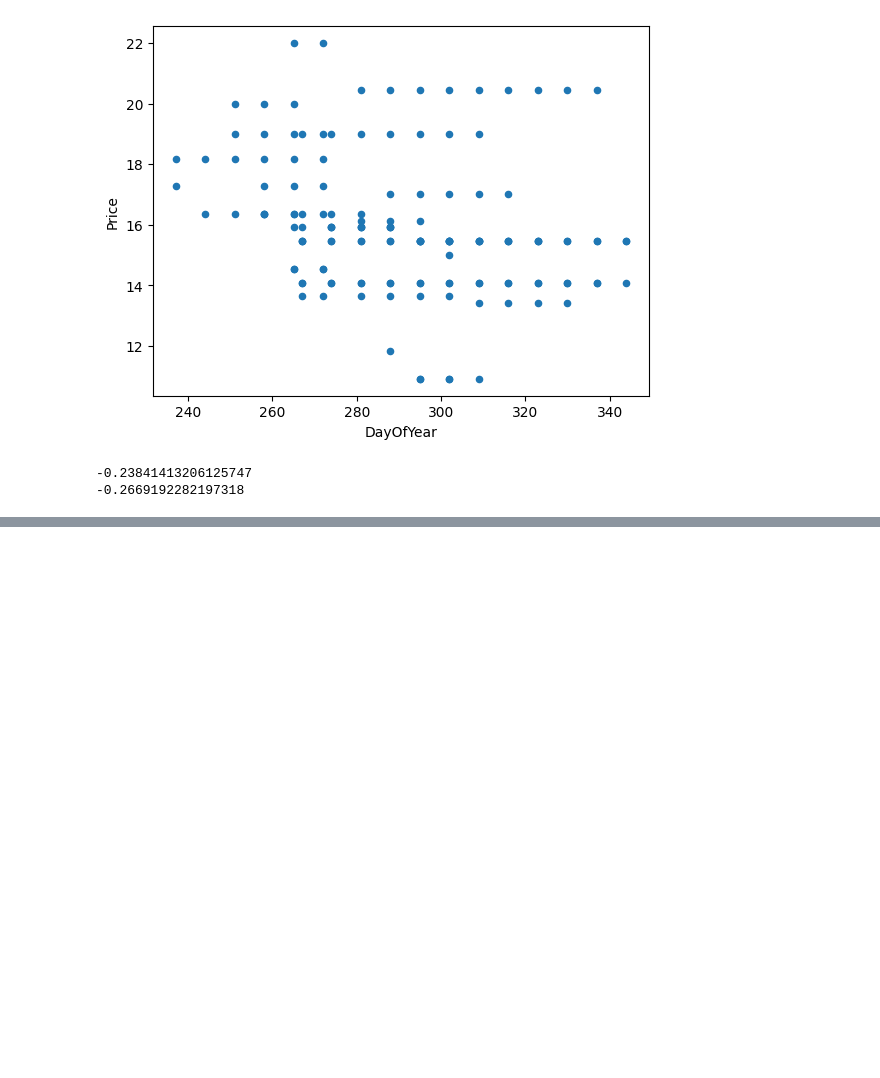
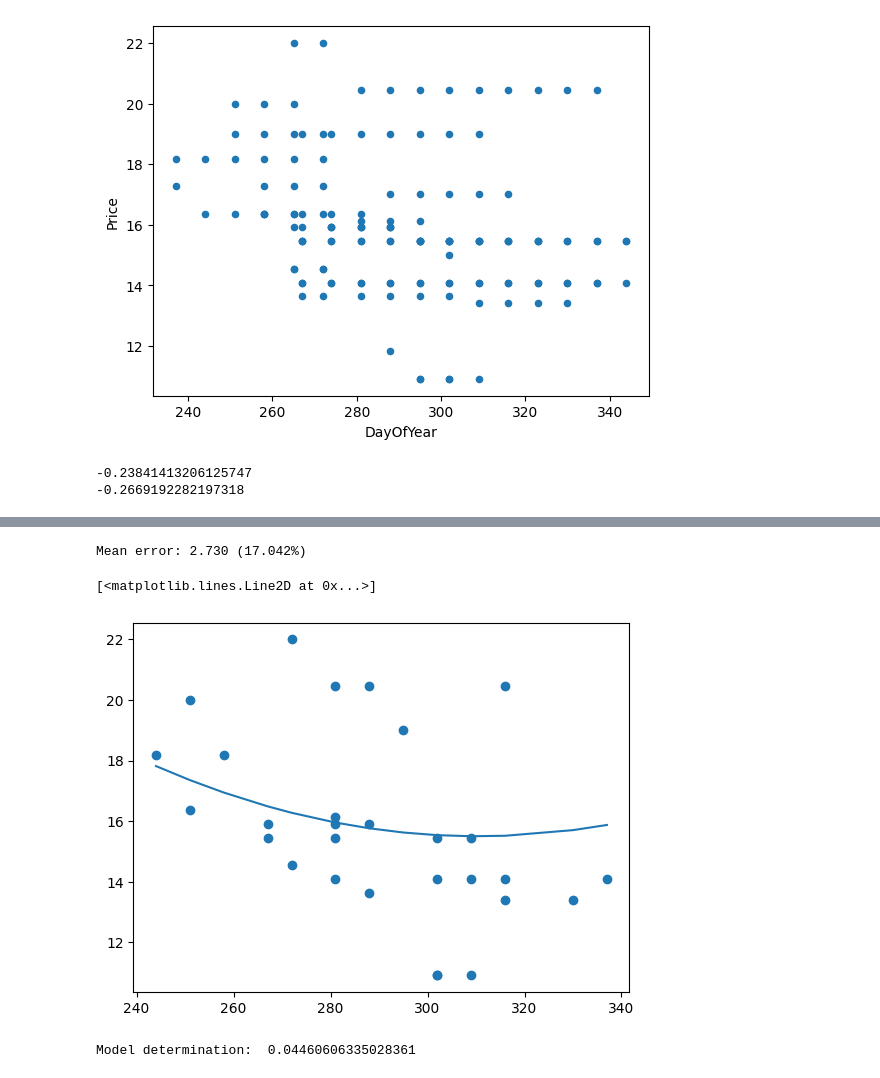
Before and after one commit to asgerami/ML-For-Beginners, a Jupyter notebook: 2-Regression/3-Linear/notebook.ipynb, the cells around one changed output, grey strips where cells are left out. Cells and saved outputs as stored; diff of their text form; code cells hidden in the pictures; blank space fills up the shorter version.

```diff
--- a/2-Regression/3-Linear/notebook.ipynb
+++ b/2-Regression/3-Linear/notebook.ipynb
@@ -108,0 +174,31 @@ print(pie_pumpkins['DayOfYear'].corr(pie_pumpkins['Price']))
+# %%
+from sklearn.preprocessing import PolynomialFeatures
+from sklearn.pipeline import make_pipeline
+
+#build a polynomial regression pipeline and use it to build the model
+pipeline = make_pipeline(PolynomialFeatures(2), LinearRegression())
+
+pipeline.fit(X_train,y_train)
+
+#test the model with out test data
+pred = pipeline.predict(X_test)
+
+# calculate and print mean squarred errro
+mse = np.sqrt(mean_squared_error(y_test, pred))
+
+# Print mean squared error in an easy to read format
+print(f'Mean error: {mse:,.3f} ({mse/np.mean(pred)*100:.3f}%)')
+
+#plot the results
+plt.scatter(X_test, y_test)
+plt.plot(sorted(X_test),pipeline.predict(sorted(X_test)))
+# %% [output]
+Mean error: 2.730 (17.042%)
+[<matplotlib.lines.Line2D at 0x...>]
+[figure, added]
+# %%
+#anothe indicator of model quality id coefficient of determination
+score = lin_reg.score(X_train, y_train)
+print('Model determination: ', score)
+# %% [output]
+Model determination:  0.04460606335028361
```
Also changed, not shown: parts of 10 cells of this notebook.
